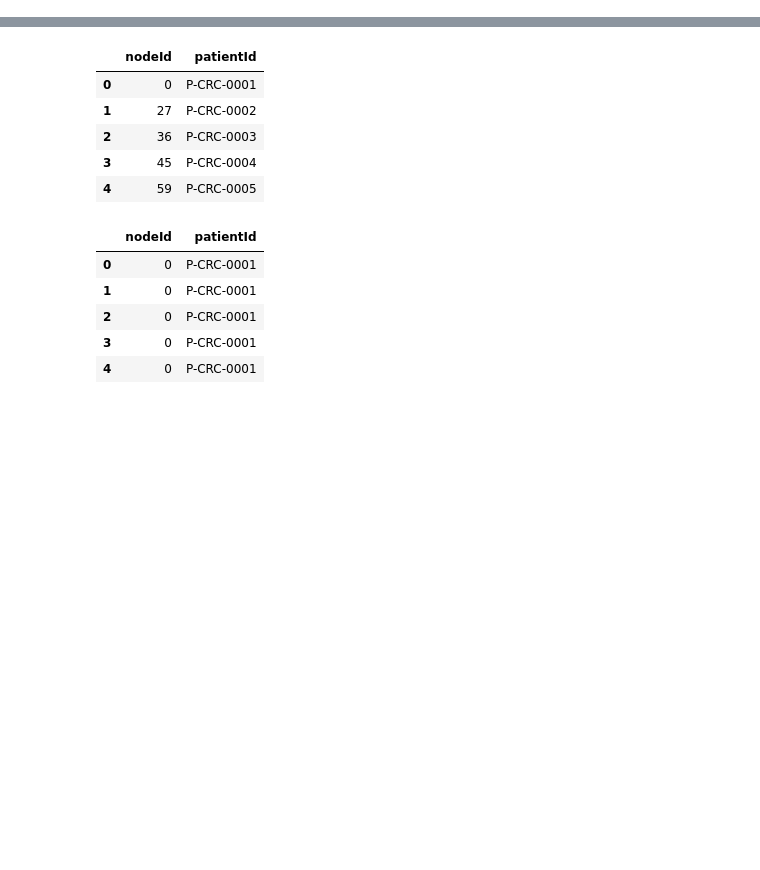
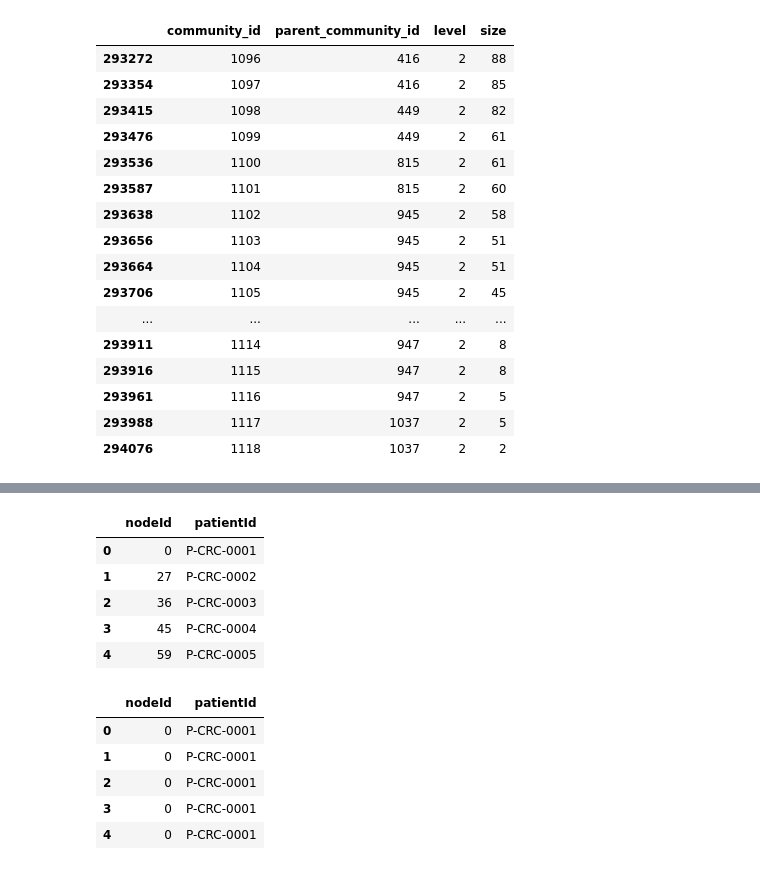
Before and after one commit to MahikaJaguste/msc-thesis, a Jupyter notebook: community/cdlib-analysis.ipynb, the cells around one changed output, grey strips where cells are left out. Saved outputs shown, nothing was run; the diff lists cells and outputs as text; code cells hidden in the pictures; blank space fills up the shorter version.

Commit message:
storing leiden parents, understanding finer level communities in leiden

```diff
--- a/community/cdlib-analysis.ipynb
+++ b/community/cdlib-analysis.ipynb
@@ -119,0 +164,6 @@ Merged metrics saved to ../data/thesis/trial/merged_metrics.csv
+# %%
+parents_path = os.path.join("../cdlib-trial/data", "neo4j", "hierarchical_leiden", "parents.csv")
+parents_df = pd.read_csv(parents_path)
+# drop duplicate rows
+parents_df = parents_df.drop_duplicates()
+parents_df
@@ -119,0 +241,27 @@ Merged metrics saved to ../data/thesis/trial/merged_metrics.csv
+# %%
+comm_path = os.path.join("../cdlib-trial/data", "neo4j", "hierarchical_leiden", "communities_level2.csv")
+heirarchical_leiden_level2 = readwrite.read_community_csv(comm_path, nodetype=int)
+# %%
+level2_parents = parents_df[parents_df['level'] == 2]
+level2_parents['size'] = level2_parents['community_id'].apply(
+    lambda x: len(heirarchical_leiden_level2.communities[x-1096])
+)
+level2_parents
+# %% [output]
+|  | community_id | parent_community_id | level | size |
+| 293272 | 1096 | 416 | 2 | 88 |
+| 293354 | 1097 | 416 | 2 | 85 |
+| 293415 | 1098 | 449 | 2 | 82 |
+| 293476 | 1099 | 449 | 2 | 61 |
+| 293536 | 1100 | 815 | 2 | 61 |
+| 293587 | 1101 | 815 | 2 | 60 |
+| 293638 | 1102 | 945 | 2 | 58 |
+| 293656 | 1103 | 945 | 2 | 51 |
+| 293664 | 1104 | 945 | 2 | 51 |
+| 293706 | 1105 | 945 | 2 | 45 |
+| ... | ... | ... | ... | ... |
+| 293911 | 1114 | 947 | 2 | 8 |
+| 293916 | 1115 | 947 | 2 | 8 |
+| 293961 | 1116 | 947 | 2 | 5 |
+| 293988 | 1117 | 1037 | 2 | 5 |
+| 294076 | 1118 | 1037 | 2 | 2 |
```
Also changed, not shown: parts of 10 cells of this notebook, 2 other files.
